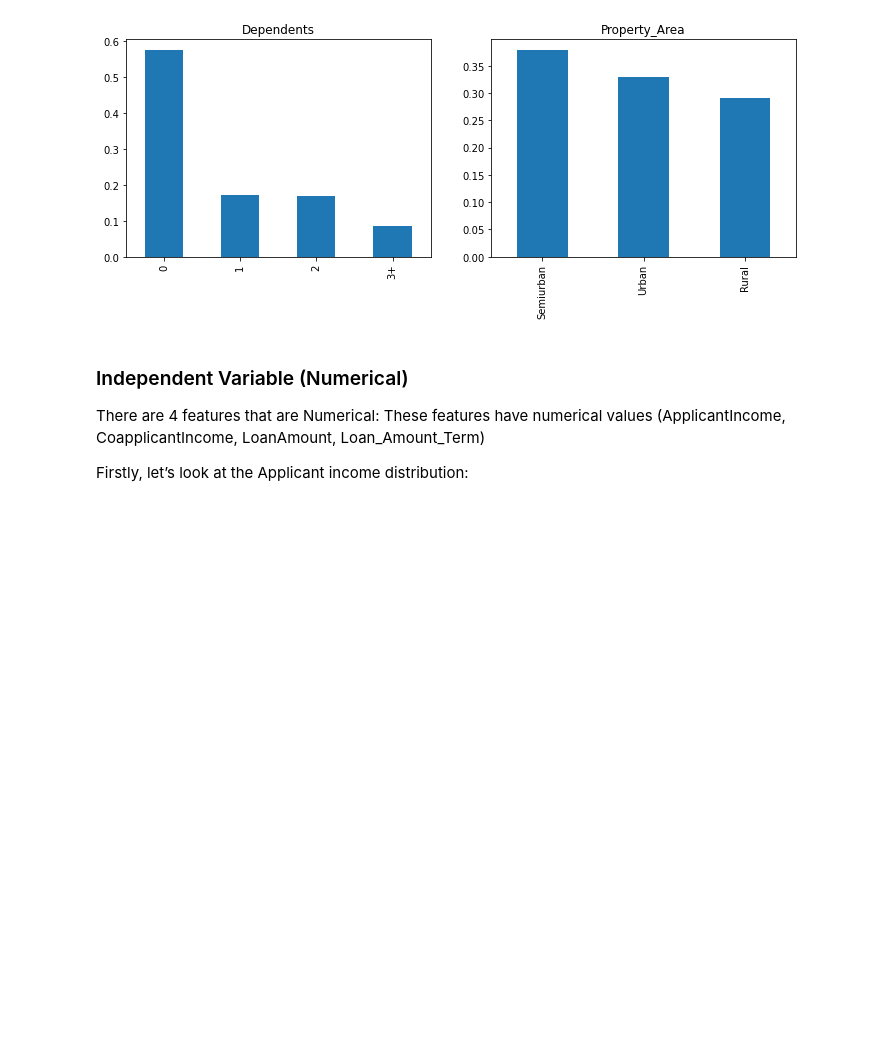
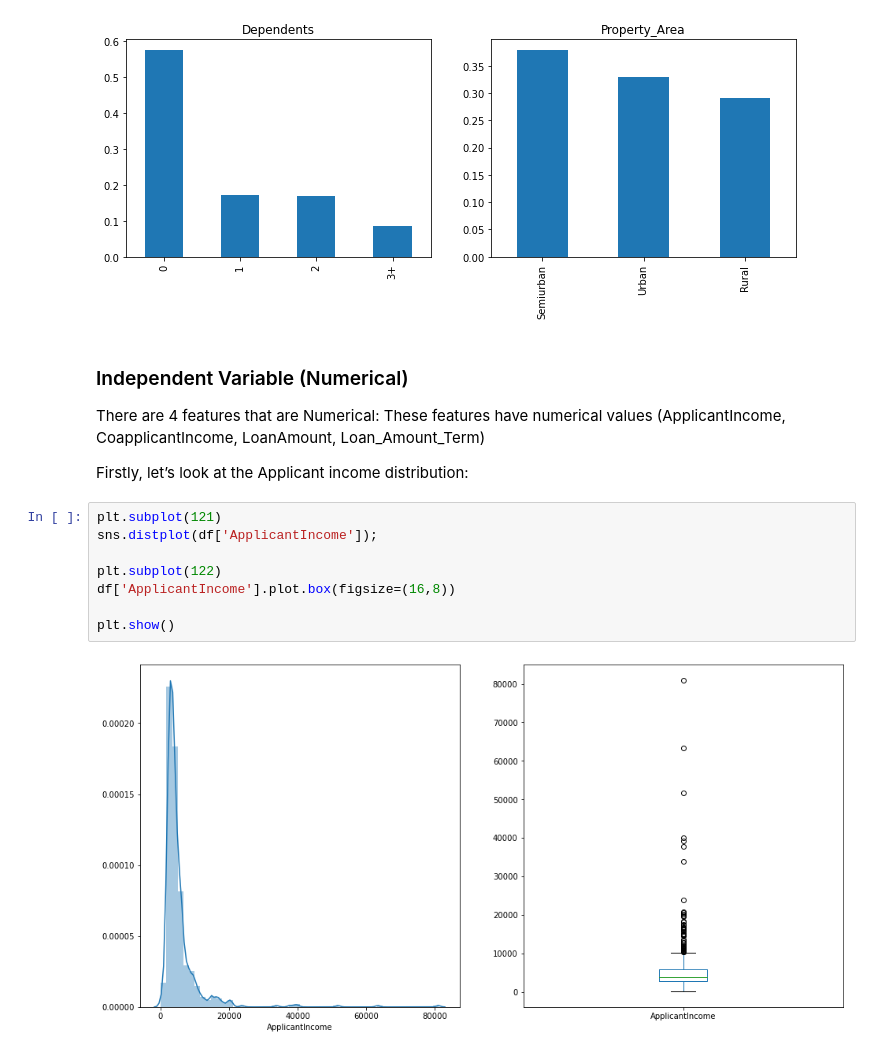
Before and after one commit to radhikagupta6/Machine-Learning-and-Data-Science-Algorithms, a Jupyter notebook: Projects/Prediction of Loan approval/Loan_pred.ipynb, the cells around one changed output. Saved outputs shown, nothing was run; the diff lists cells and outputs as text; blank space fills up the shorter version.

```diff
--- a/Projects/Prediction of Loan approval/Loan_pred.ipynb
+++ b/Projects/Prediction of Loan approval/Loan_pred.ipynb
@@ -114,3 +114,13 @@ plt.show()
 There are 4 features that are Numerical: These features have numerical values (ApplicantIncome, CoapplicantIncome, LoanAmount, Loan_Amount_Term)
 
 Firstly, let’s look at the Applicant income distribution:
+# %%
+plt.subplot(121)
+sns.distplot(df['ApplicantIncome']);
+
+plt.subplot(122)
+df['ApplicantIncome'].plot.box(figsize=(16,8))
+
+plt.show()
+# %% [output]
+[figure, added]
```
Also changed, not shown: parts of 13 cells of this notebook.
